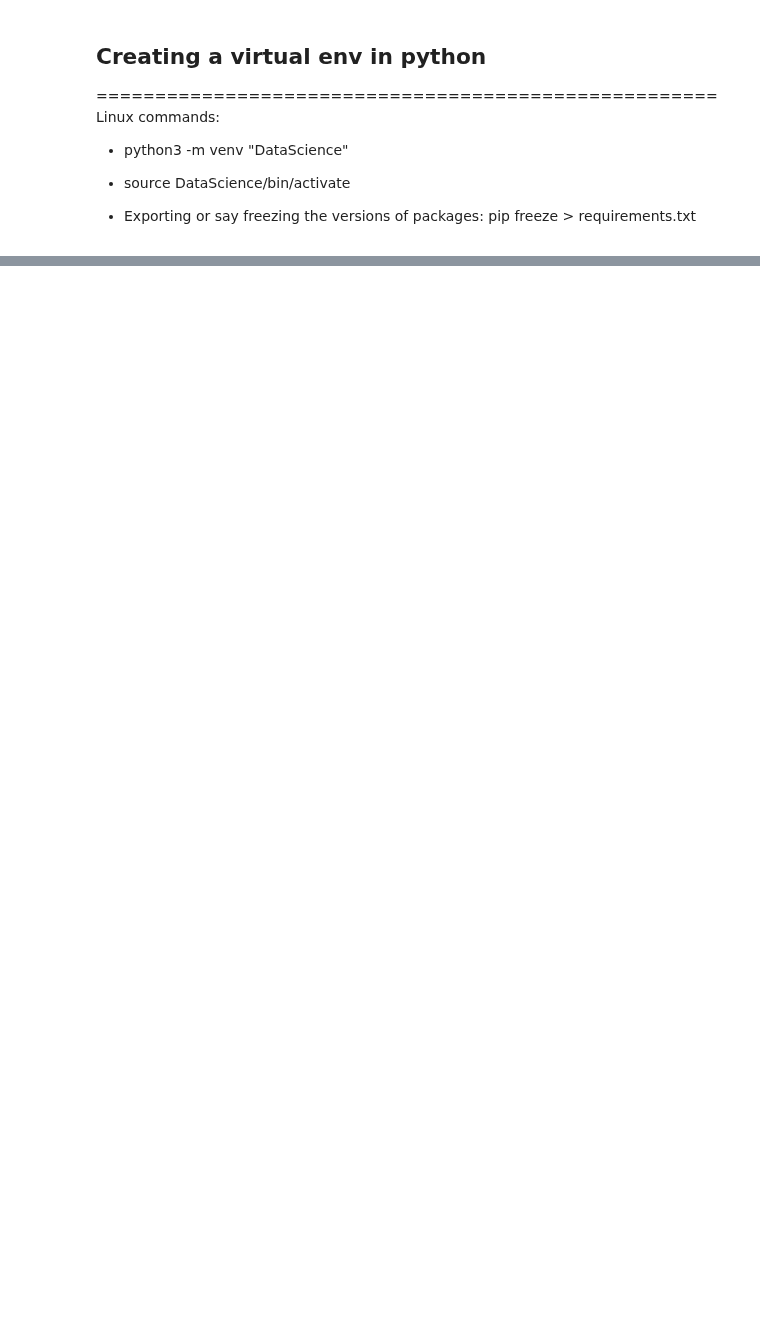
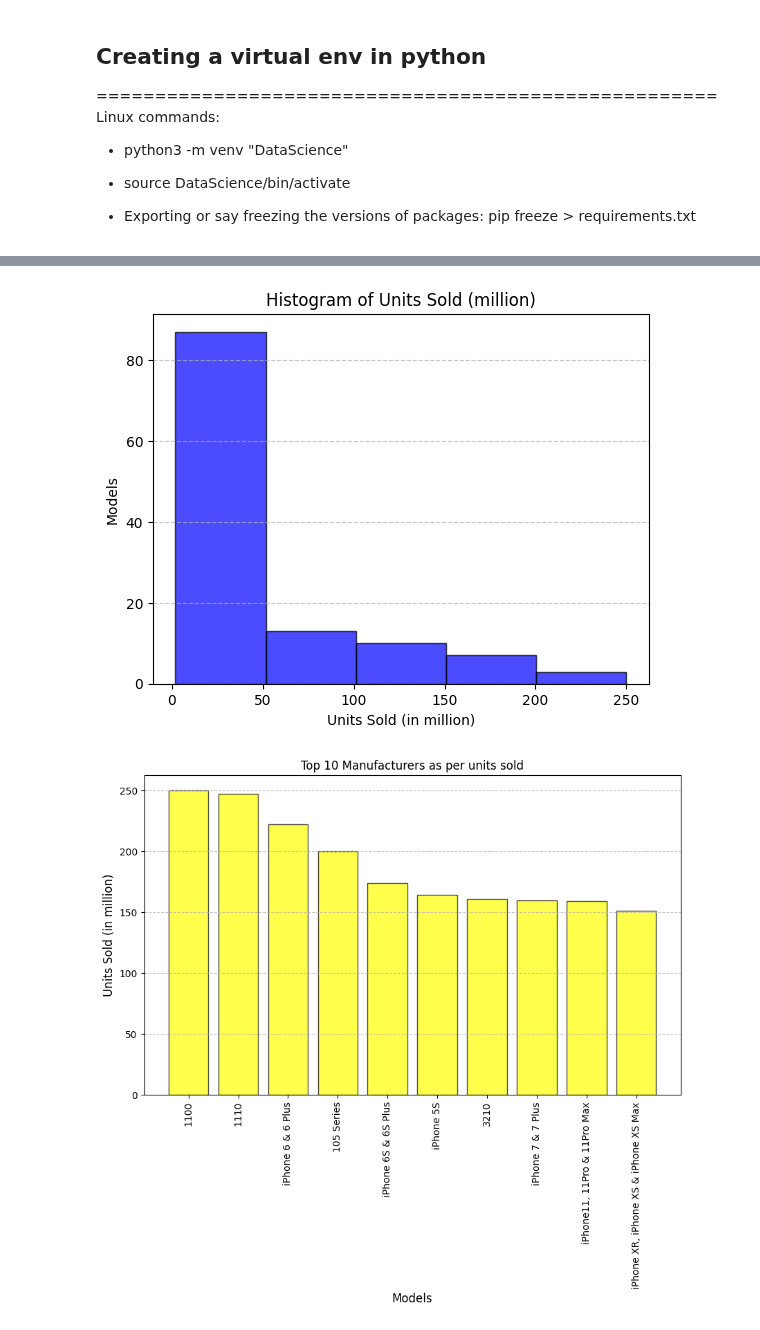
Before and after one commit to UjjwalKarkeyy/Python_Programming, a Jupyter notebook: Week-7_python.ipynb, the cells around one changed output, grey strips where cells are left out. Drawn from its saved outputs; the diff is of its cells as text; code cells hidden in the pictures; blank space fills up the shorter version.

```diff
--- a/Week-7_python.ipynb
+++ b/Week-7_python.ipynb
@@ -248,0 +348,5 @@ Linux commands:
+# %%
+import pandas as pd
+
+df = pd.read_csv('Data/top 120 best-selling mobile phones.csv')
+df.head()
@@ -248,0 +384,45 @@ Linux commands:
+# %%
+# Data Visualization
+
+'''
+Creating a histogram of the Units Sold (million) to visualize the distribution of units sold across all mobile models
+'''
+import matplotlib.pyplot as plt
+
+plt.hist(df['Units Sold (million )'], bins = 5, color='blue',edgecolor='black', alpha=0.7)
+plt.title('Histogram of Units Sold (million)')
+plt.xlabel('Units Sold (in million)')
+plt.ylabel('Models')
+plt.grid(axis='y', linestyle='--', alpha=0.7)
+plt.show()
+
+'''
+Creating a bar chart to show the top 10 manufacturers by total units sold
+'''
+
+plt.figure(figsize=(10,6))
+plt.bar(df['Model'].head(10),df['Units Sold (million )'].head(10), color='yellow', edgecolor='black', alpha=0.7)
+plt.title('Top 10 Manufacturers as per units sold')
+plt.xlabel('Models', fontsize=12)
+plt.ylabel('Units Sold (in million)', fontsize=12)
+plt.xticks(rotation=90)
+plt.grid(axis='y', linestyle='--', alpha=0.7)
+plt.show()
+
+'''
+Creating a line plot to show the units sold per year to visualize trends over time
+'''
+# Aggregate units sold by year
+total_units_per_year = df.groupby('Year')['Units Sold (million )'].sum().reset_index()
+
+plt.figure(figsize=(15,6))
+plt.plot(total_units_per_year['Year'],total_units_per_year['Units Sold (million )'], marker='o', color='red', linestyle='-', linewidth=2)
+plt.title('Total Units Sold per Year', fontsize=16)
+plt.xlabel('Year', fontsize=12)
+plt.ylabel('Total Units Sold (in million)', fontsize=12)
+plt.grid(axis='y', linestyle='--', alpha=0.7)
+plt.xticks(total_units_per_year['Year'], fontsize=10)
+plt.show()
+# %% [output]
+[figure, added]
+[figure, added]
```
Also changed, not shown: parts of 16 cells of this notebook, 5 other files.
